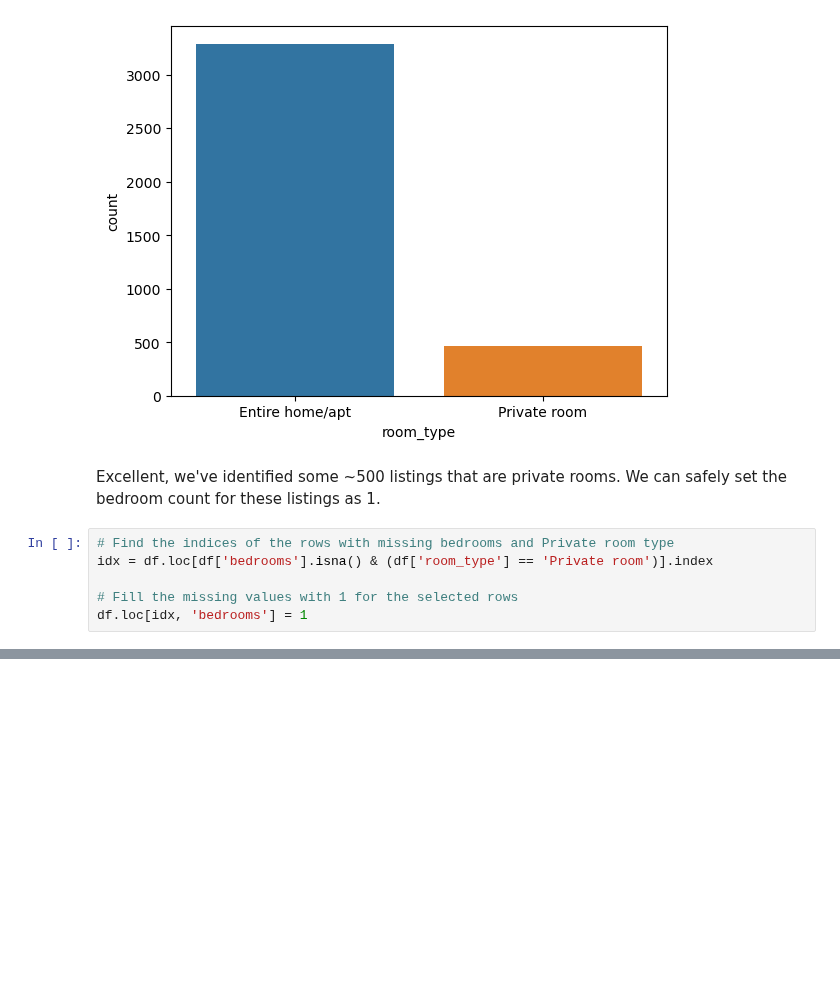
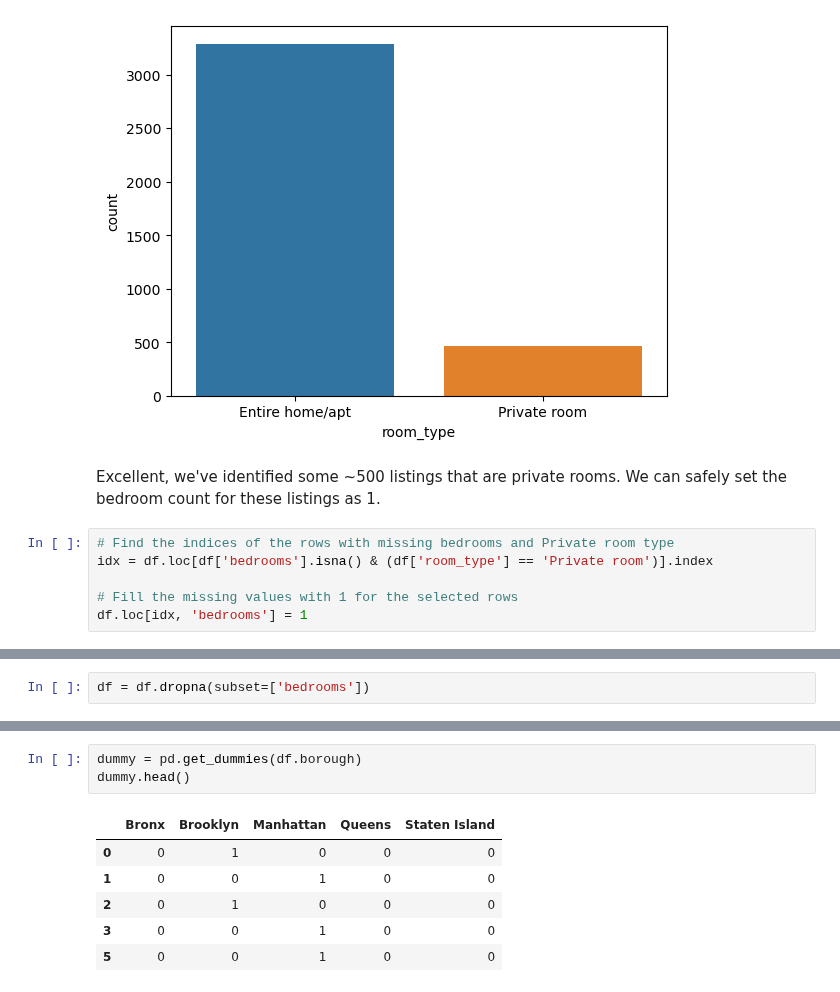
Before and after one commit to n-altawam/Sprinboard, a Jupyter notebook: Capstone 2/EDA.ipynb, the cells around one changed output, grey strips where cells are left out. Cells and saved outputs as stored; diff of their text form; blank space fills up the shorter version.

```diff
--- a/Capstone 2/EDA.ipynb
+++ b/Capstone 2/EDA.ipynb
@@ -437 +435,3 @@ df.loc[idx, 'bedrooms'] = 1
+# %%
+df = df.dropna(subset=['bedrooms'])
 # %%
@@ -440,0 +457,10 @@ df.bedrooms.isna().sum()
+# %%
+dummy = pd.get_dummies(df.borough)
+dummy.head()
+# %% [output]
+|  | Bronx | Brooklyn | Manhattan | Queens | Staten Island |
+| 0 | 0 | 1 | 0 | 0 | 0 |
+| 1 | 0 | 0 | 1 | 0 | 0 |
+| 2 | 0 | 1 | 0 | 0 | 0 |
+| 3 | 0 | 0 | 1 | 0 | 0 |
+| 5 | 0 | 0 | 1 | 0 | 0 |
```
Also changed, not shown: parts of 3 cells of this notebook, 1 other file.
